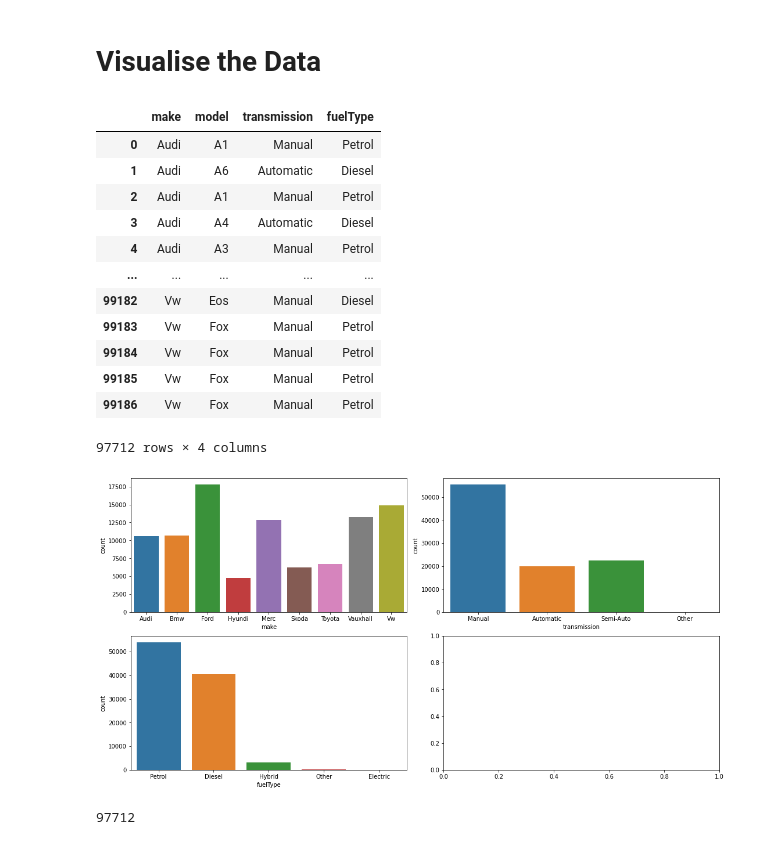
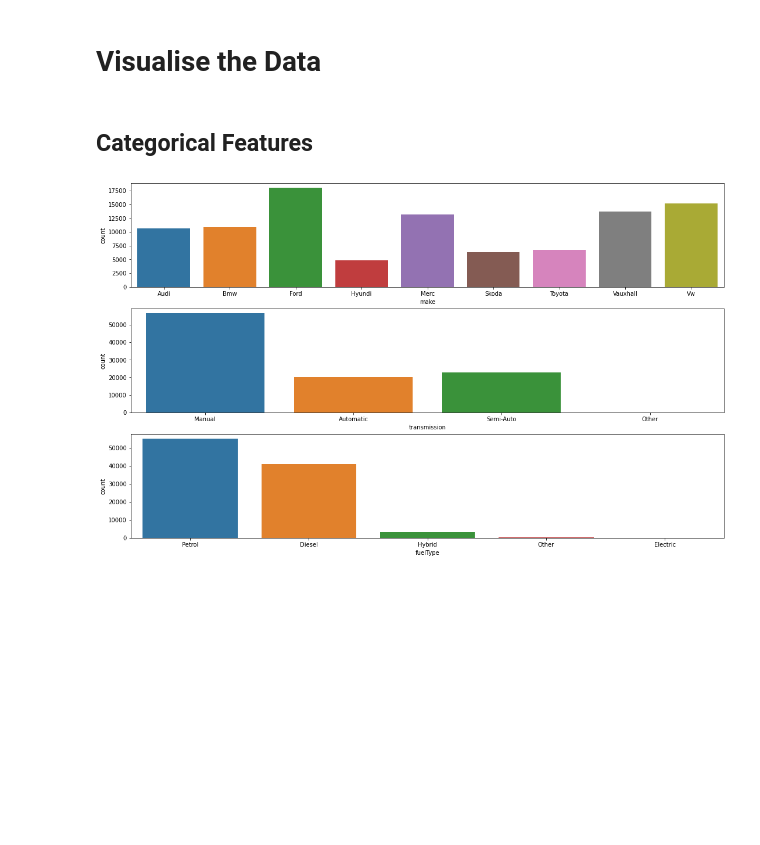
Before and after one commit to WaldemarWalo/DataScienceProjects, a Jupyter notebook: UK_Used_Car_Price_Regression/10.EDA.ipynb, the cells around one changed output. Drawn from its saved outputs; the diff is of its cells as text; code cells hidden in the pictures; blank space fills up the shorter version.

```diff
--- a/UK_Used_Car_Price_Regression/10.EDA.ipynb
+++ b/UK_Used_Car_Price_Regression/10.EDA.ipynb
@@ -264,28 +197,10 @@ df_data['model'] = df_data['model'].str.strip()
 # %% [markdown]
 # Visualise the Data
-# %%
-df_data[cat_features]
-# %% [output]
-|  | make | model | transmission | fuelType |
-| 0 | Audi | A1 | Manual | Petrol |
-| 1 | Audi | A6 | Automatic | Diesel |
-| 2 | Audi | A1 | Manual | Petrol |
-| 3 | Audi | A4 | Automatic | Diesel |
-| 4 | Audi | A3 | Manual | Petrol |
-| ... | ... | ... | ... | ... |
-| 99182 | Vw | Eos | Manual | Diesel |
-| 99183 | Vw | Fox | Manual | Petrol |
-| 99184 | Vw | Fox | Manual | Petrol |
-| 99185 | Vw | Fox | Manual | Petrol |
-| 99186 | Vw | Fox | Manual | Petrol |
-97712 rows × 4 columns
+# %% [markdown]
+## Categorical Features
 # %%
-axs = t.get_axes(2, 2, 0.5)
+axs = t.get_axes(3, 1, 0.2)
 for col, ax in zip(['make', 'transmission', 'fuelType'], axs.flat):
     _ = sns.countplot(ax=ax, data=df_data, x=col)
 # %% [output]
-[figure, old version]
+[figure, new version]
-# %%
-len(df_data)
-# %% [output]
-97712
```
Also changed, not shown: parts of 77 cells of this notebook.
